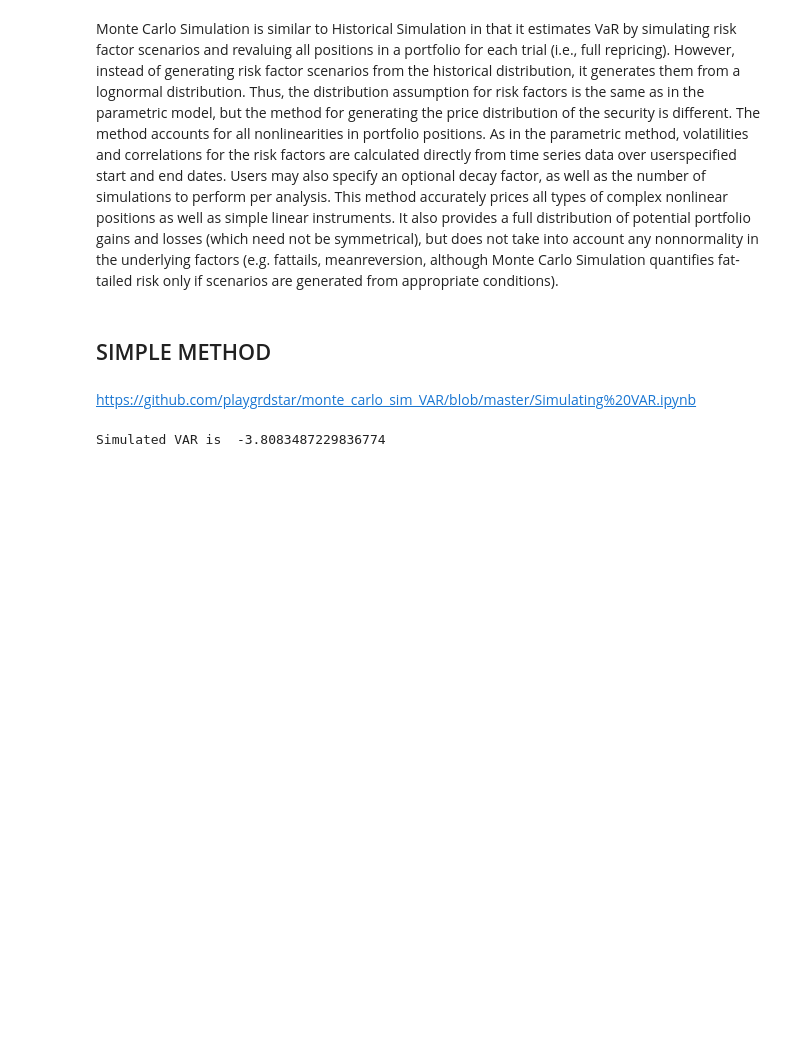
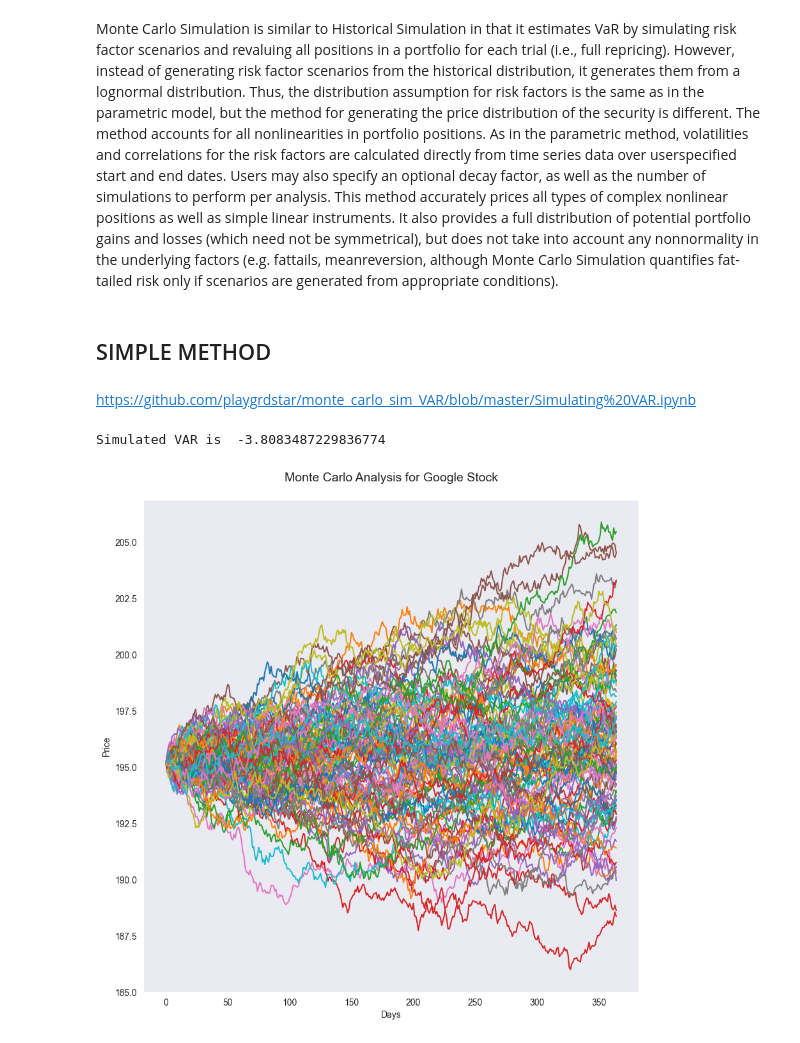
Before and after one commit to kellyle404/Risk_analysis_tech_stocks, a Jupyter notebook: finance.ipynb, the cells around one changed output. Saved outputs shown, nothing was run; the diff lists cells and outputs as text; code cells hidden in the pictures; blank space fills up the shorter version.

```diff
--- a/finance.ipynb
+++ b/finance.ipynb
@@ -419,3 +419,43 @@ SimVAR = current_price*np.percentile(sim_returns, 5)
 print('Simulated VAR is ', SimVAR)
 # %% [output]
 Simulated VAR is  -3.8083487229836774
+# %%
+days = 365
+deltaT = 1/days
+mu = np.mean(all_returns['GOOG'])
+sigma = np.std(all_returns['GOOG'], axis=0)
+
+def monte_carlo_simulation(start_price,days,mu,sigma):
+    ''' This function takes in starting stock price, number days of simulation,mu,sigma, and returns simulated price array'''
+
+    current_price = all_close['GOOG'].sort_index(ascending=False).iloc[0]
+    price = np.zeros(days)
+    price[0] = current_price
+    # Schok and Drift
+    shock = np.zeros(days)
+    drift = np.zeros(days)
+
+    # Run price array for number of days
+    for x in range(1, days):
+
+        # Calculate Schock
+        shock[x] = np.random.normal(loc=mu * deltaT, scale=sigma * np.sqrt(deltaT))
+        # Calculate Drift
+        drift[x] = mu * deltaT
+        # Calculate Price
+        price[x] = price[x-1] + (price[x-1] * (drift[x] + shock[x]))
+
+    return price
+# %%
+# Get start price(stock open price) from GOOG.head()
+start_price = all_close['GOOG'].sort_index(ascending=False).iloc[0]
+
+for run in range(100):
+    plt.plot(monte_carlo_simulation(start_price,days,mu,sigma))
+
+plt.xlabel("Days")
+plt.ylabel("Price")
+plt.title('Monte Carlo Analysis for Google Stock\n', fontsize = 14)
+plt.show()
+# %% [output]
+[figure, added]
```
Also changed, not shown: parts of 3 cells of this notebook.
